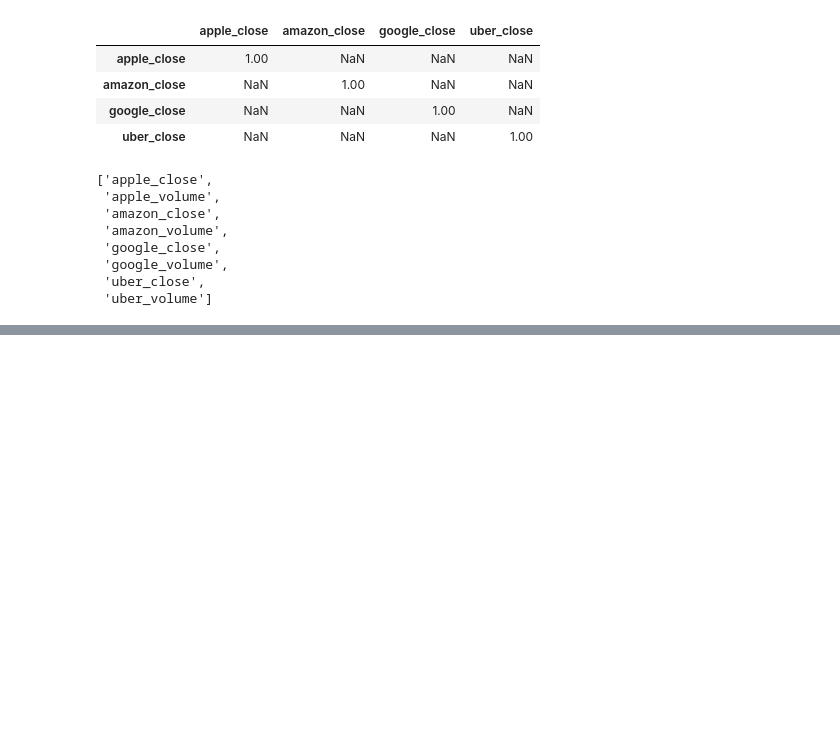
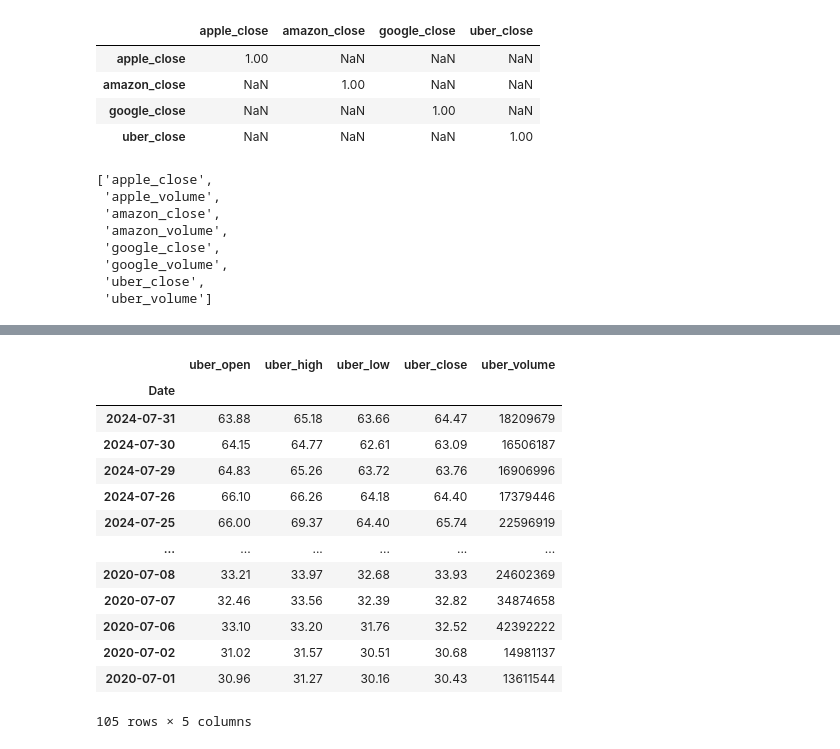
Before and after one commit to sebakrys/data-science-bootcamp-A-Z, a Jupyter notebook: 8_Joining_data.ipynb, the cells around one changed output, grey strips where cells are left out. Drawn from its saved outputs; the diff is of its cells as text; code cells hidden in the pictures; blank space fills up the shorter version.

```diff
--- a/8_Joining_data.ipynb
+++ b/8_Joining_data.ipynb
@@ -147,0 +178,18 @@ df[closes_volume].corr()
+# %%
+uber_7 = uber[uber.index.month == 7]
+uber_7
+# %% [output]
+|  | uber_open | uber_high | uber_low | uber_close | uber_volume |
+| Date |  |  |  |  |  |
+| 2024-07-31 | 63.88 | 65.18 | 63.66 | 64.47 | 18209679 |
+| 2024-07-30 | 64.15 | 64.77 | 62.61 | 63.09 | 16506187 |
+| 2024-07-29 | 64.83 | 65.26 | 63.72 | 63.76 | 16906996 |
+| 2024-07-26 | 66.10 | 66.26 | 64.18 | 64.40 | 17379446 |
+| 2024-07-25 | 66.00 | 69.37 | 64.40 | 65.74 | 22596919 |
+| ... | ... | ... | ... | ... | ... |
+| 2020-07-08 | 33.21 | 33.97 | 32.68 | 33.93 | 24602369 |
+| 2020-07-07 | 32.46 | 33.56 | 32.39 | 32.82 | 34874658 |
+| 2020-07-06 | 33.10 | 33.20 | 31.76 | 32.52 | 42392222 |
+| 2020-07-02 | 31.02 | 31.57 | 30.51 | 30.68 | 14981137 |
+| 2020-07-01 | 30.96 | 31.27 | 30.16 | 30.43 | 13611544 |
+105 rows × 5 columns
```
Also changed, not shown: parts of 4 cells of this notebook.
